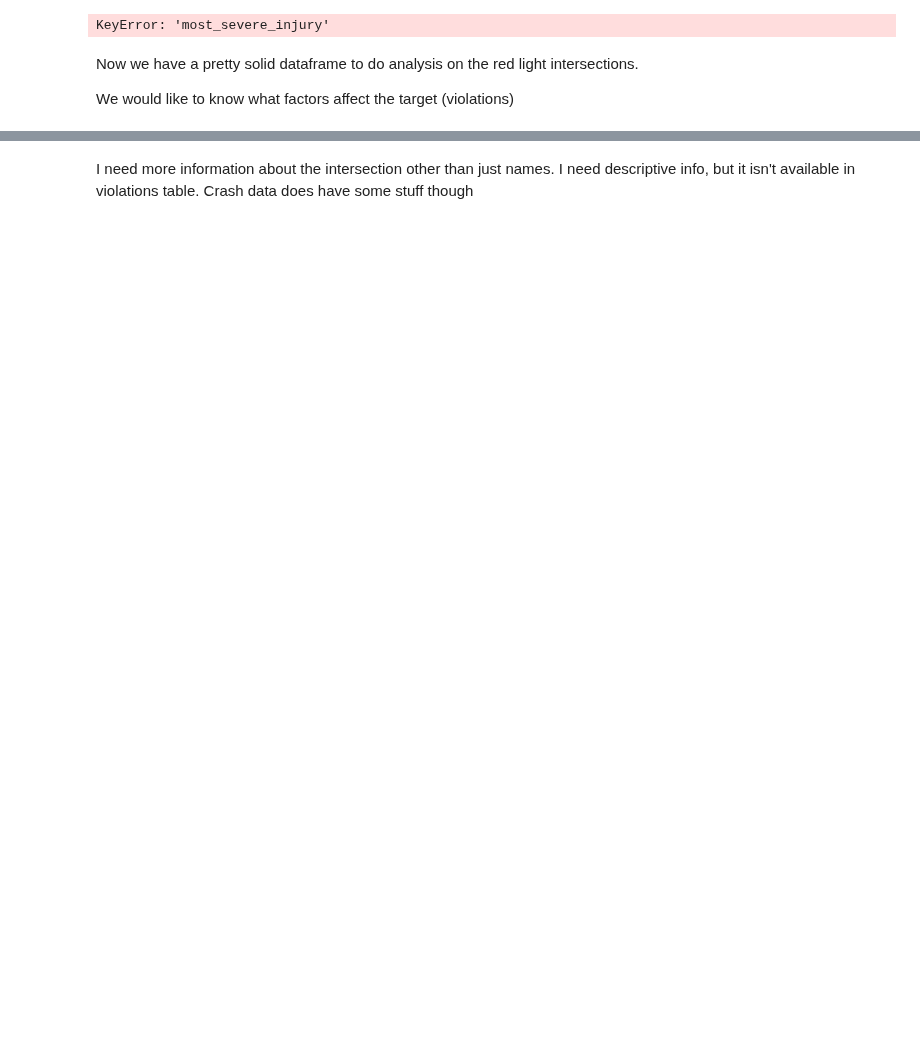
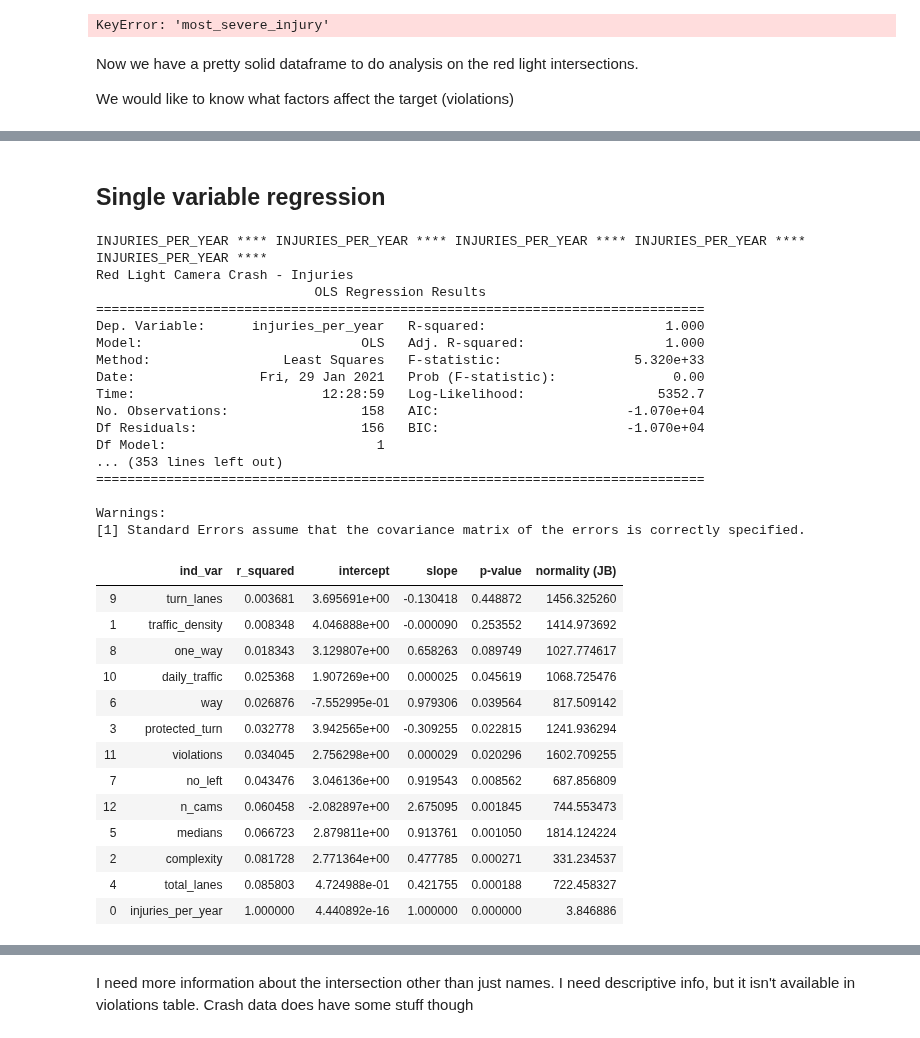
Before and after one commit to sciencelee/chicago-red-light-cameras, a Jupyter notebook: 04-crash-model.ipynb, the cells around one changed output, grey strips where cells are left out. Saved outputs shown, nothing was run; the diff lists cells and outputs as text; code cells hidden in the pictures; blank space fills up the shorter version.

```diff
--- a/04-crash-model.ipynb
+++ b/04-crash-model.ipynb
@@ -668,0 +1005,3 @@ crash_df[(crash_df['year']==2016) &
+# %%
+crash_df.drop_duplicates(inplace=True)
+crash_df = crash_df.loc[:,~crash_df.columns.duplicated()]  # had a dupe column preventing modeling
@@ -735,0 +1220,77 @@ We would like to know what factors affect the target (violations)
+# %% [markdown]
+## Single variable regression
+# %%
+# Lets look at some regressions for all of my chosen columns
+
+# import libraries
+import statsmodels.api as sm
+import statsmodels.formula.api as smf
+import scipy.stats as stats
+import statsmodels.stats.api as sms
+
+# I don't need to see regression analysis for all of my variables
+target = 'injuries_per_year'
+
+targets = ['injuries_per_year', 'crash_per_year']
+continuous = [target, 'traffic_density', 'complexity', 'protected_turn', 'total_lanes', 'medians',
+              'way', 'no_left', 'one_way', 'turn_lanes', 'daily_traffic', 'violations', 'n_cams',]
+categoricals = ['exit', 'split', 'underpass', 'angled', 'triangle', 'rlc',]
+
+
+df_cont = crash_df[continuous]
+
+
+
+results = []
+
+for idx, column in enumerate(df_cont.columns):
+    print()
+    print((column.upper() + " **** ") * 5)
+    print ("Red Light Camera Crash - Injuries")
+
+    f = '{}~{}'.format(target, column)  # create my model formula
+    model = smf.ols(formula=f, data=df_cont).fit()  # fit the model
+    print(model.summary())
+
+#     fig, axes = plt.subplots(figsize=(15,12))
+#     fig = sm.graphics.plot_regress_exog(model, column, fig=fig)
+#     fig = sm.graphics.qqplot(model.resid, dist=stats.norm, line='45', fit=True)
+#     fig.tight_layout()
+#     plt.show()
+
+    results.append([column, model.rsquared, model.params[0], model.params[1], model.pvalues[1], sms.jarque_bera(model.resid)[0]])
+
+result_df = pd.DataFrame(results, columns=['ind_var', 'r_squared', 'intercept', 'slope', 'p-value', 'normality (JB)' ])
+result_df.sort_values(by='r_squared')
+# %% [output]
+INJURIES_PER_YEAR **** INJURIES_PER_YEAR **** INJURIES_PER_YEAR **** INJURIES_PER_YEAR **** INJURIES_PER_YEAR ****
+Red Light Camera Crash - Injuries
+                            OLS Regression Results
+==============================================================================
+Dep. Variable:      injuries_per_year   R-squared:                       1.000
+Model:                            OLS   Adj. R-squared:                  1.000
+Method:                 Least Squares   F-statistic:                 5.320e+33
+Date:                Fri, 29 Jan 2021   Prob (F-statistic):               0.00
+Time:                        12:28:59   Log-Likelihood:                 5352.7
+No. Observations:                 158   AIC:                        -1.070e+04
+Df Residuals:                     156   BIC:                        -1.070e+04
+Df Model:                           1
+... (353 lines left out)
+==============================================================================
+
+Warnings:
+[1] Standard Errors assume that the covariance matrix of the errors is correctly specified.
+|  | ind_var | r_squared | intercept | slope | p-value | normality (JB) |
+| 9 | turn_lanes | 0.003681 | 3.695691e+00 | -0.130418 | 0.448872 | 1456.325260 |
+| 1 | traffic_density | 0.008348 | 4.046888e+00 | -0.000090 | 0.253552 | 1414.973692 |
+| 8 | one_way | 0.018343 | 3.129807e+00 | 0.658263 | 0.089749 | 1027.774617 |
+| 10 | daily_traffic | 0.025368 | 1.907269e+00 | 0.000025 | 0.045619 | 1068.725476 |
+| 6 | way | 0.026876 | -7.552995e-01 | 0.979306 | 0.039564 | 817.509142 |
+| 3 | protected_turn | 0.032778 | 3.942565e+00 | -0.309255 | 0.022815 | 1241.936294 |
+| 11 | violations | 0.034045 | 2.756298e+00 | 0.000029 | 0.020296 | 1602.709255 |
+| 7 | no_left | 0.043476 | 3.046136e+00 | 0.919543 | 0.008562 | 687.856809 |
+| 12 | n_cams | 0.060458 | -2.082897e+00 | 2.675095 | 0.001845 | 744.553473 |
+| 5 | medians | 0.066723 | 2.879811e+00 | 0.913761 | 0.001050 | 1814.124224 |
+| 2 | complexity | 0.081728 | 2.771364e+00 | 0.477785 | 0.000271 | 331.234537 |
+| 4 | total_lanes | 0.085803 | 4.724988e-01 | 0.421755 | 0.000188 | 722.458327 |
+| 0 | injuries_per_year | 1.000000 | 4.440892e-16 | 1.000000 | 0.000000 | 3.846886 |
```
Also changed, not shown: parts of 63 cells of this notebook, 1 other file.
